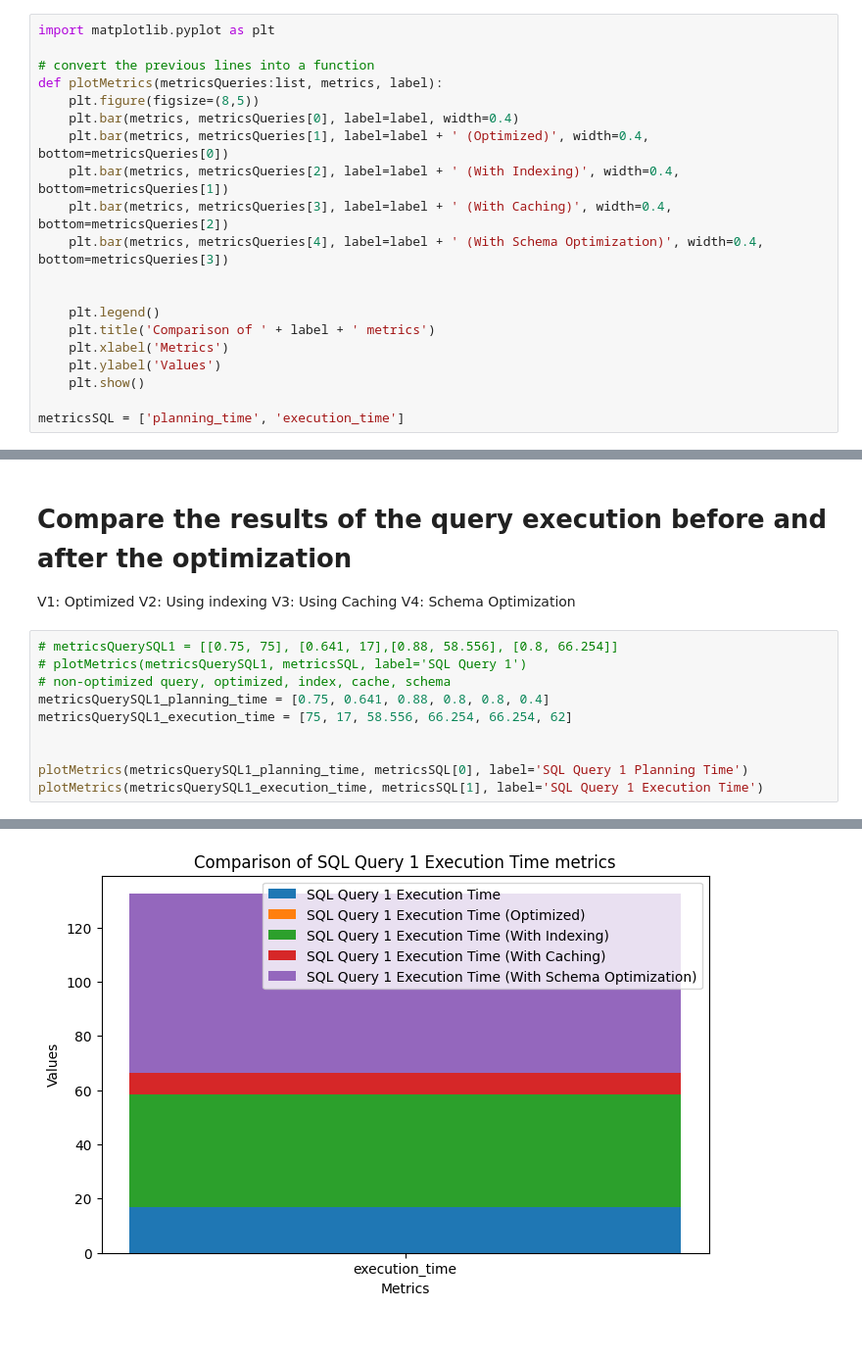
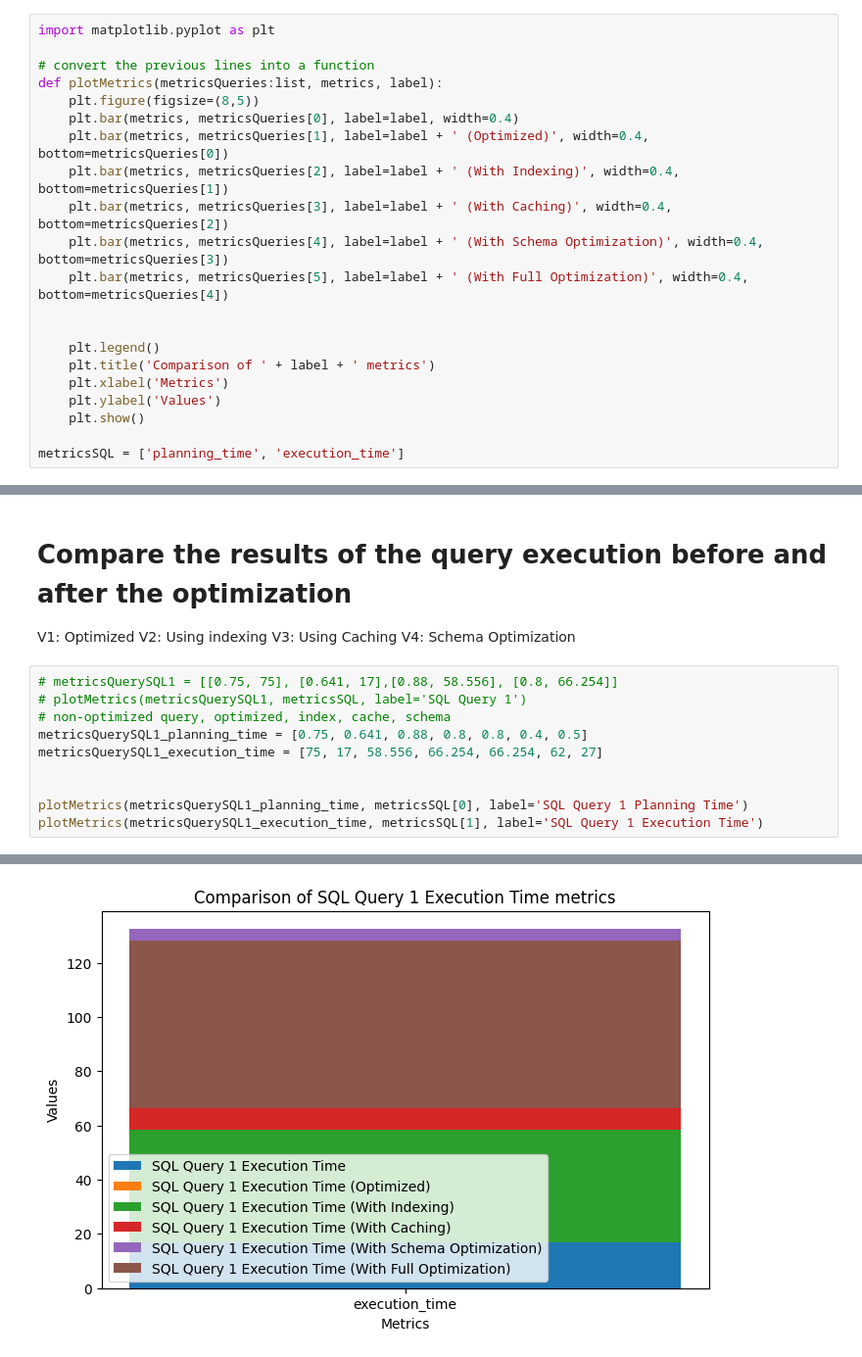
Before and after one commit to Mostafa-wael/Database-Tuning, a Jupyter notebook: results/results.ipynb, the cells around one changed output, grey strips where cells are left out. Shown at 98% size. Drawn from its saved outputs; the diff is of its cells as text.

Commit message:
full opt with results

```diff
--- a/results/results.ipynb
+++ b/results/results.ipynb
@@ -9,6 +9,7 @@ def plotMetrics(metricsQueries:list, metrics, label):
     plt.bar(metrics, metricsQueries[2], label=label + ' (With Indexing)', width=0.4, bottom=metricsQueries[1])
     plt.bar(metrics, metricsQueries[3], label=label + ' (With Caching)', width=0.4, bottom=metricsQueries[2])
     plt.bar(metrics, metricsQueries[4], label=label + ' (With Schema Optimization)', width=0.4, bottom=metricsQueries[3])
+    plt.bar(metrics, metricsQueries[5], label=label + ' (With Full Optimization)', width=0.4, bottom=metricsQueries[4])
 
 
     plt.legend()
@@ -41,8 +42,8 @@ V4: Schema Optimization
 # metricsQuerySQL1 = [[0.75, 75], [0.641, 17],[0.88, 58.556], [0.8, 66.254]]
 # plotMetrics(metricsQuerySQL1, metricsSQL, label='SQL Query 1')
 # non-optimized query, optimized, index, cache, schema
-metricsQuerySQL1_planning_time = [0.75, 0.641, 0.88, 0.8, 0.8, 0.4]
-metricsQuerySQL1_execution_time = [75, 17, 58.556, 66.254, 66.254, 62]
+metricsQuerySQL1_planning_time = [0.75, 0.641, 0.88, 0.8, 0.8, 0.4, 0.5]
+metricsQuerySQL1_execution_time = [75, 17, 58.556, 66.254, 66.254, 62, 27]
 
 
 plotMetrics(metricsQuerySQL1_planning_time, metricsSQL[0], label='SQL Query 1 Planning Time')
@@ -52,4 +53,4 @@ plotMetrics(metricsQuerySQL1_execution_time, metricsSQL[1], label='SQL Query 1 E
-[figure, old version]
+[figure, new version]
 # %%
 # metricsQuerySQL2 = [[0.61, 2700], [0.38, 2650],[0.6, 2600], [0.35, 2520]]
 # plotMetrics(metricsQuerySQL2, metricsSQL, label='SQL Query 2')
```
Also changed, not shown: parts of 4 cells of this notebook, 6 other files.
